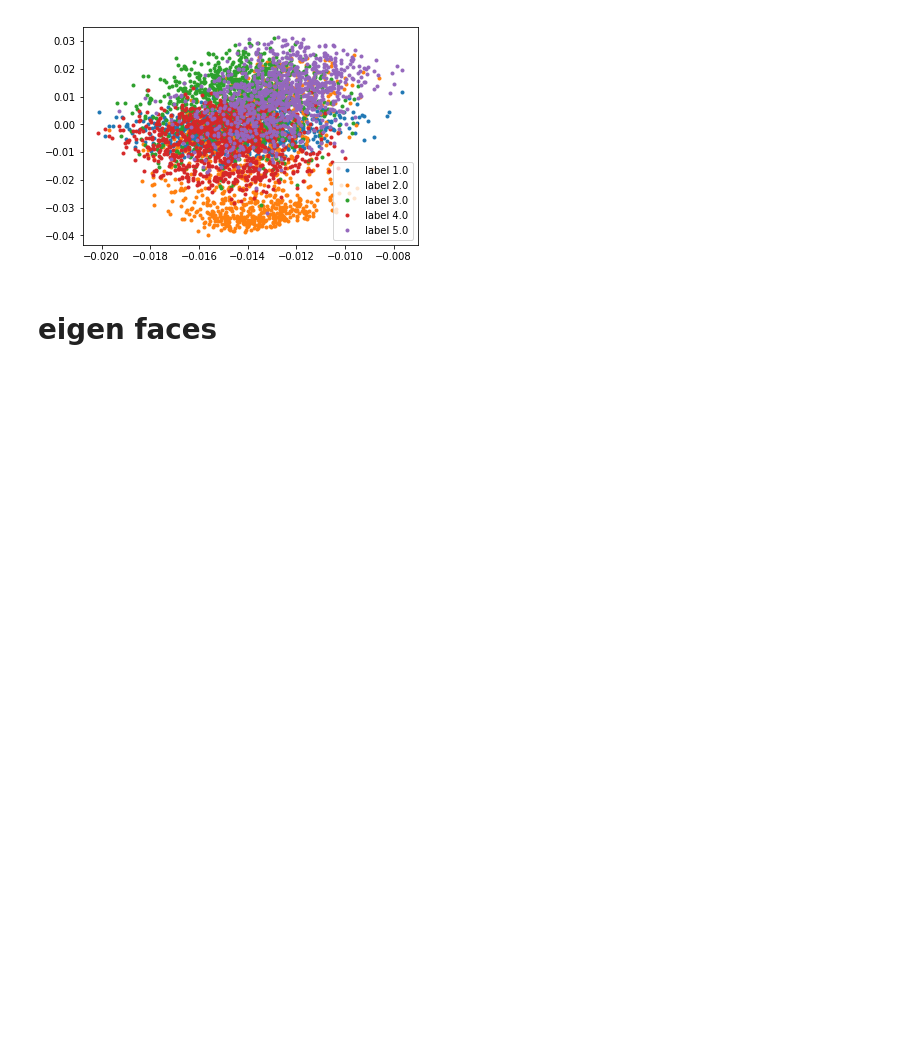
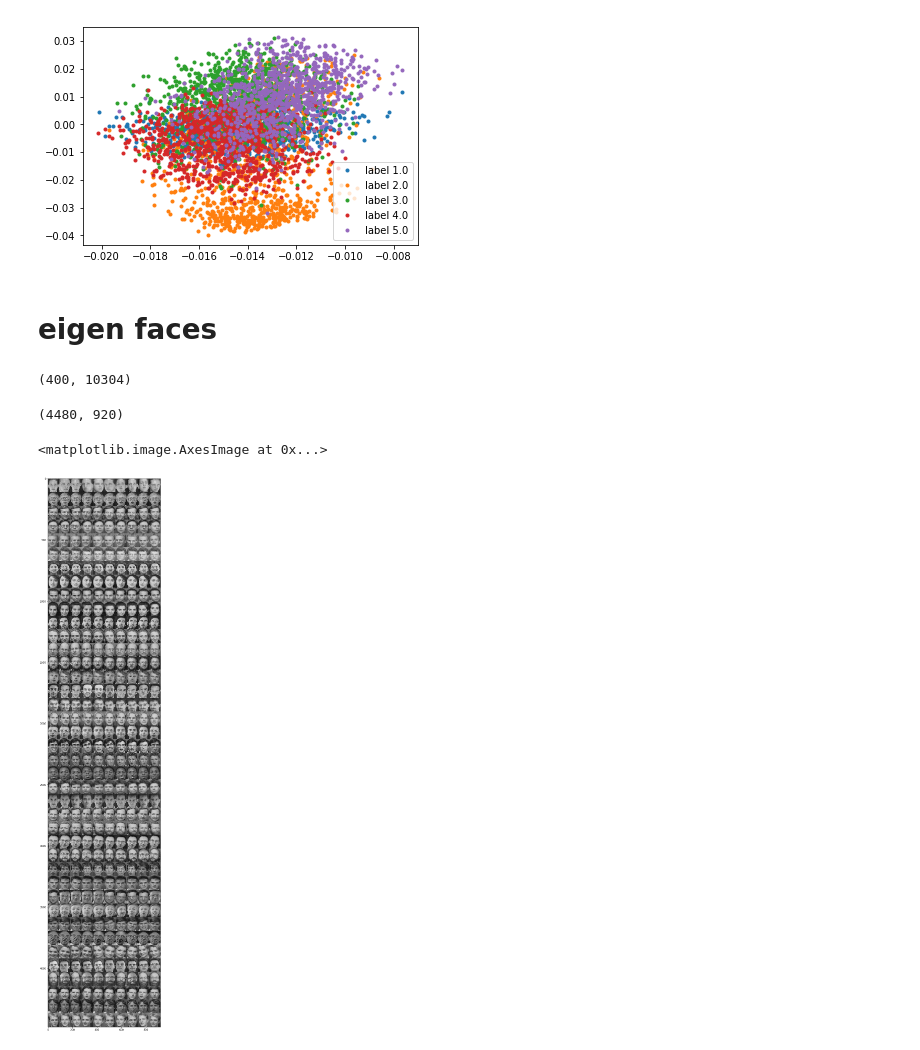
Before and after one commit to csielee/2018ML, a Jupyter notebook: HW7/HW7.ipynb, the cells around one changed output. Saved outputs shown, nothing was run; the diff lists cells and outputs as text; code cells hidden in the pictures; blank space fills up the shorter version.

Commit message:
Read att face dataset using PIL

```diff
--- a/HW7/HW7.ipynb
+++ b/HW7/HW7.ipynb
@@ -488,3 +490,15 @@ showCluster(tmp, train_label)
 [figure]
 # %% [markdown]
 # eigen faces
+# %%
+import PIL.Image
+att_faces_data = []
+for i in range(1,41):
+    for j in range(1,11):
+        with PIL.Image.open('./att_faces/s{}/{}.pgm'.format(i, j)) as im:
+            att_faces_data += [np.array(im).reshape(1,-1)]
+
+att_faces_data = np.concatenate(att_faces_data, axis = 0)
+att_faces_data.shape
+# %% [output]
+(400, 10304)
@@ -490,0 +507,15 @@ showCluster(tmp, train_label)
+# %%
+all_faces = []
+for i in range(40):
+    all_faces += [np.concatenate(att_faces_data[10*i:10*(i+1)].reshape(10,112,92), axis=1)]
+
+all_faces = np.concatenate(all_faces, axis=0)
+all_faces.shape
+# %% [output]
+(4480, 920)
+# %%
+plt.figure(figsize=(80,40))
+plt.imshow(all_faces, cmap='gray')
+# %% [output]
+<matplotlib.image.AxesImage at 0x...>
+[figure, added]
```
Also changed, not shown: parts of 3 cells of this notebook.
